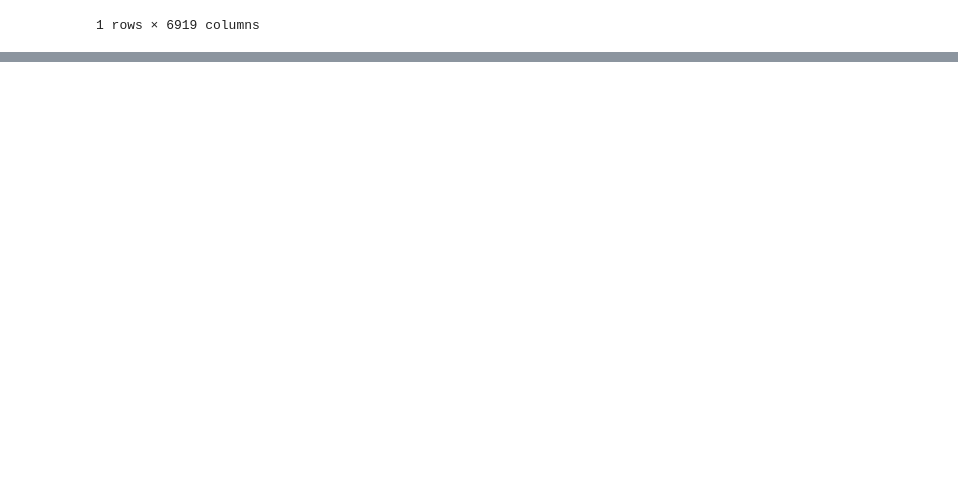
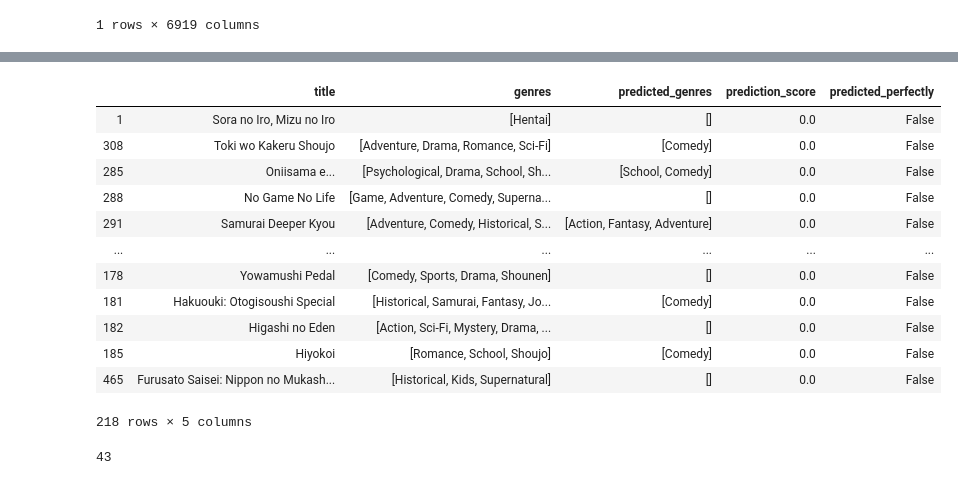
Before and after one commit to MaximeBastion/Anime_Classifier_Bayes, a Jupyter notebook: Anime_Classifier_Bayes.ipynb, the cells around one changed output, grey strips where cells are left out. Saved outputs shown, nothing was run; the diff lists cells and outputs as text; code cells hidden in the pictures; blank space fills up the shorter version.

```diff
--- a/Anime_Classifier_Bayes.ipynb
+++ b/Anime_Classifier_Bayes.ipynb
@@ -11,0 +16,20 @@ Classify animes using their synopses into genres.
+# %%
+import requests
+import json
+import pandas as pd
+import time
+import re
+import os.path
+from os import path
+# makes it so that Jupyter displays the return values, even when they are not at the very end of the cell
+from IPython.core.interactiveshell import InteractiveShell
+InteractiveShell.ast_node_interactivity = "all"
+
+class Constants:
+    FORCE_API_GET = False
+    FORCE_COMPUTE_PARAMETERS = False
+#     ANIMES_CSV_FILENAME = "animes_from_api.csv"
+    ANIMES_CSV_FILENAME = "animes_from_api_more.csv"
+    PARAMETERS_FILENAME = "parameters_all_genres_one_page.json"
+    PARAMETERS_NO_FILENAME = "parameters_no_all_genres_one_page.json"
+    INCLUDE_NSFW_GENRES = False   # Would only ignore them in the accuracy per genre analysis step
@@ -710,0 +697,20 @@ b
+# %%
+isolated_test_set[isolated_test_set["prediction_score"] < .1].sort_values("prediction_score", ascending=False)[["title", "genres", "predicted_genres", "prediction_score", "predicted_perfectly"]]
+# %% [output]
+|  | title | genres | predicted_genres | prediction_score | predicted_perfectly |
+| 1 | Sora no Iro, Mizu no Iro | [Hentai] | [] | 0.0 | False |
+| 308 | Toki wo Kakeru Shoujo | [Adventure, Drama, Romance, Sci-Fi] | [Comedy] | 0.0 | False |
+| 285 | Oniisama e... | [Psychological, Drama, School, Sh... | [School, Comedy] | 0.0 | False |
+| 288 | No Game No Life | [Game, Adventure, Comedy, Superna... | [] | 0.0 | False |
+| 291 | Samurai Deeper Kyou | [Adventure, Comedy, Historical, S... | [Action, Fantasy, Adventure] | 0.0 | False |
+| ... | ... | ... | ... | ... | ... |
+| 178 | Yowamushi Pedal | [Comedy, Sports, Drama, Shounen] | [] | 0.0 | False |
+| 181 | Hakuouki: Otogisoushi Special | [Historical, Samurai, Fantasy, Jo... | [Comedy] | 0.0 | False |
+| 182 | Higashi no Eden | [Action, Sci-Fi, Mystery, Drama, ... | [] | 0.0 | False |
+| 185 | Hiyokoi | [Romance, School, Shoujo] | [Comedy] | 0.0 | False |
+| 465 | Furusato Saisei: Nippon no Mukash... | [Historical, Kids, Supernatural] | [] | 0.0 | False |
+218 rows × 5 columns
+# %%
+len(genres)
+# %% [output]
+43
```
Also changed, not shown: parts of 27 cells of this notebook.
